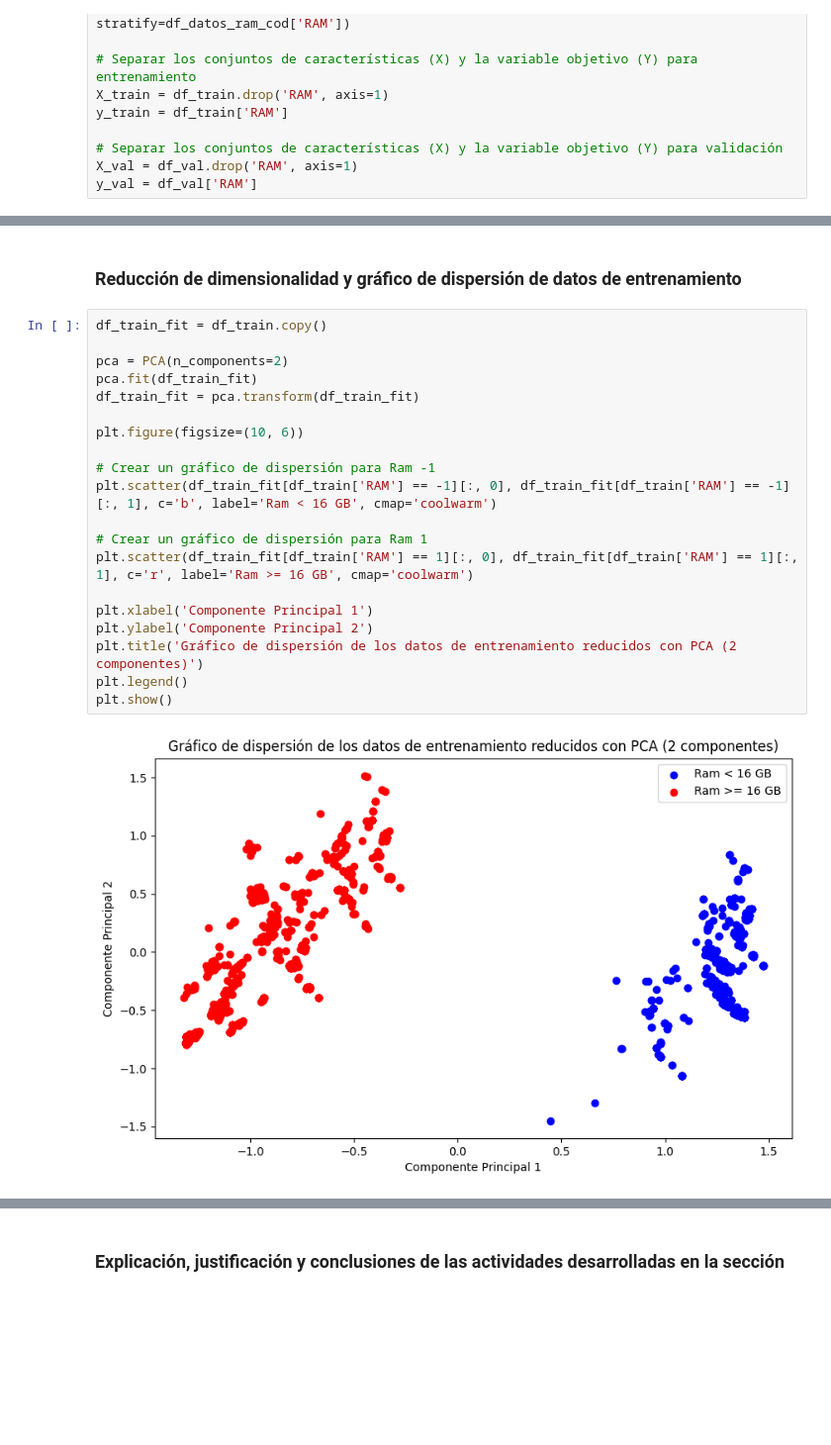
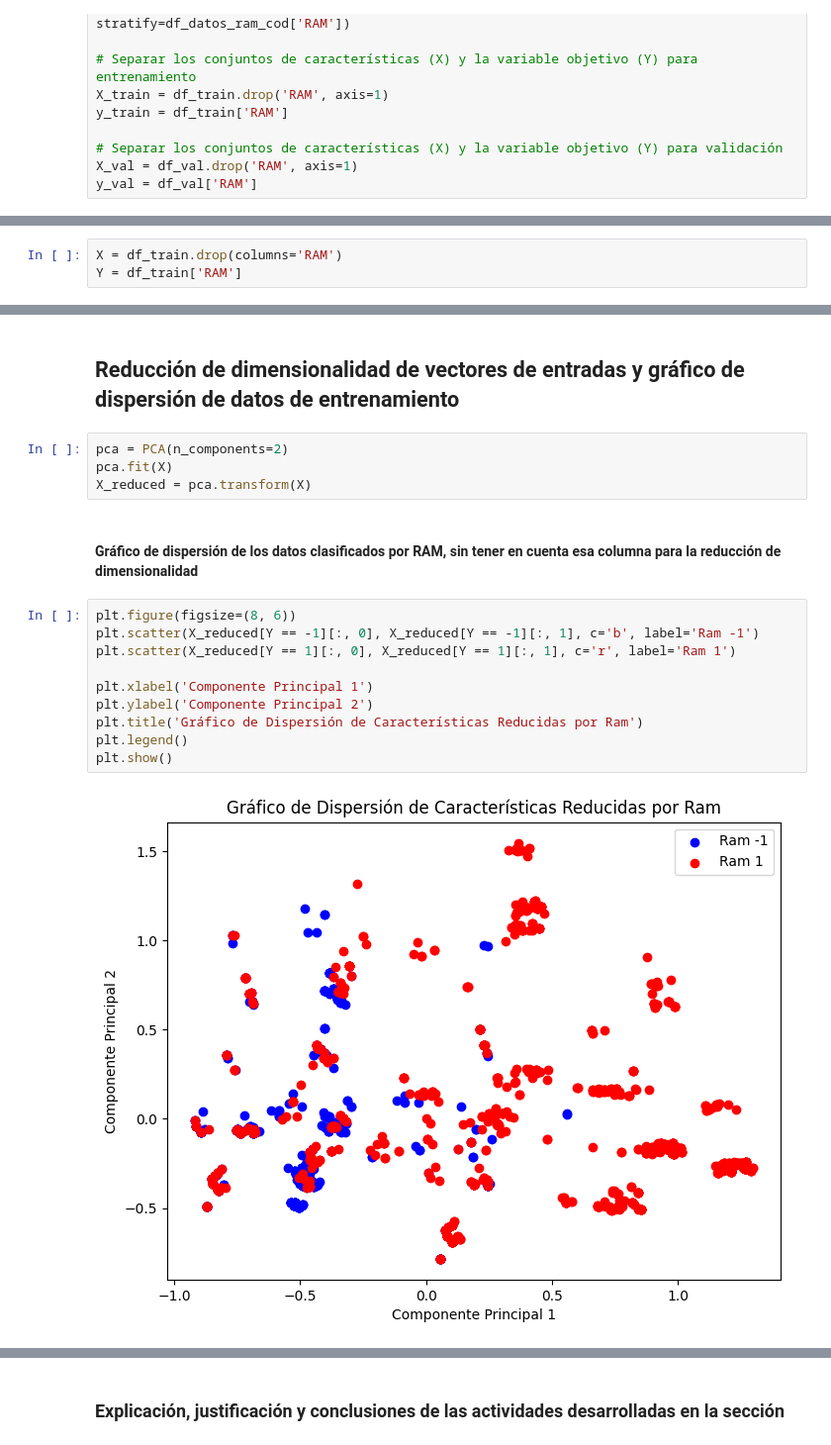
Before and after one commit to EmmaGalizio/TPI-IA-2023, a Jupyter notebook: Proyecto/TP_IAR_2023.ipynb, the cells around one changed output, grey strips where cells are left out. Shown at 99% size. Saved outputs shown, nothing was run; the diff lists cells and outputs as text; blank space fills up the shorter version.

```diff
--- a/Proyecto/TP_IAR_2023.ipynb
+++ b/Proyecto/TP_IAR_2023.ipynb
@@ -426,0 +431,3 @@ y_val = df_val['RAM']
+# %%
+X = df_train.drop(columns='RAM')
+Y = df_train['RAM']
@@ -427,24 +468,20 @@ y_val = df_val['RAM']
 # %% [markdown]
-### Reducción de dimensionalidad y gráfico de dispersión de datos de entrenamiento
+## Reducción de dimensionalidad de vectores de entradas y gráfico de dispersión de datos de entrenamiento
+# %%
+pca = PCA(n_components=2)
+pca.fit(X)
+X_reduced = pca.transform(X)
+# %% [markdown]
+#### Gráfico de dispersión de los datos clasificados por RAM, sin tener en cuenta esa columna para la reducción de dimensionalidad
 # %%
-df_train_fit = df_train.copy()
-
-pca = PCA(n_components=2)
-pca.fit(df_train_fit)
-df_train_fit = pca.transform(df_train_fit)
-
-plt.figure(figsize=(10, 6))
-
-# Crear un gráfico de dispersión para Ram -1
-plt.scatter(df_train_fit[df_train['RAM'] == -1][:, 0], df_train_fit[df_train['RAM'] == -1][:, 1], c='b', label='Ram < 16 GB', cmap='coolwarm')
-
-# Crear un gráfico de dispersión para Ram 1
-plt.scatter(df_train_fit[df_train['RAM'] == 1][:, 0], df_train_fit[df_train['RAM'] == 1][:, 1], c='r', label='Ram >= 16 GB', cmap='coolwarm')
+plt.figure(figsize=(8, 6))
+plt.scatter(X_reduced[Y == -1][:, 0], X_reduced[Y == -1][:, 1], c='b', label='Ram -1')
+plt.scatter(X_reduced[Y == 1][:, 0], X_reduced[Y == 1][:, 1], c='r', label='Ram 1')
 
 plt.xlabel('Componente Principal 1')
 plt.ylabel('Componente Principal 2')
-plt.title('Gráfico de dispersión de los datos de entrenamiento reducidos con PCA (2 componentes)')
+plt.title('Gráfico de Dispersión de Características Reducidas por Ram')
 plt.legend()
 plt.show()
 # %% [output]
-[figure, old version]
+[figure, new version]
```
Also changed, not shown: parts of 19 cells of this notebook.
